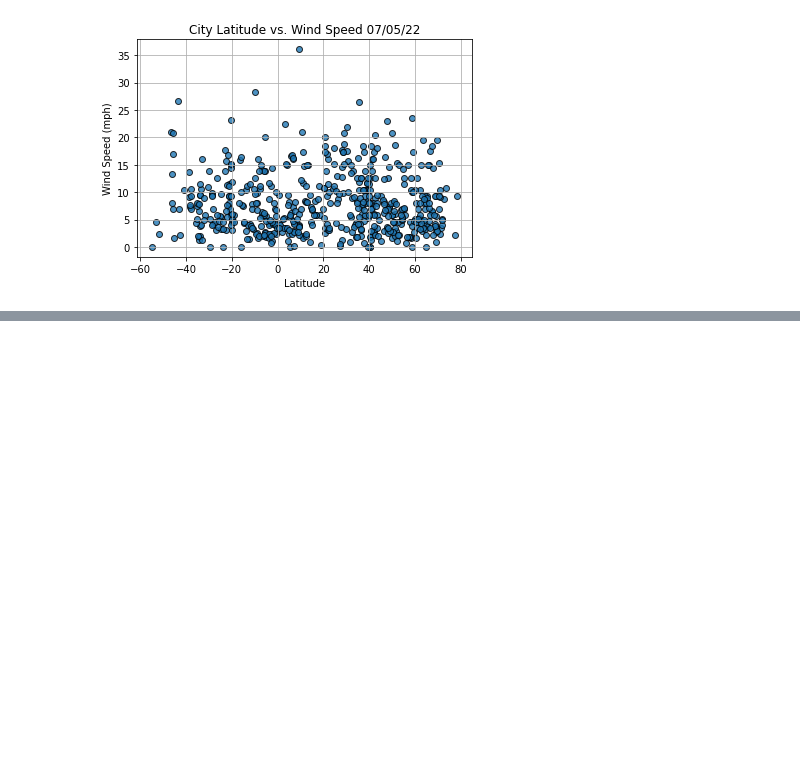
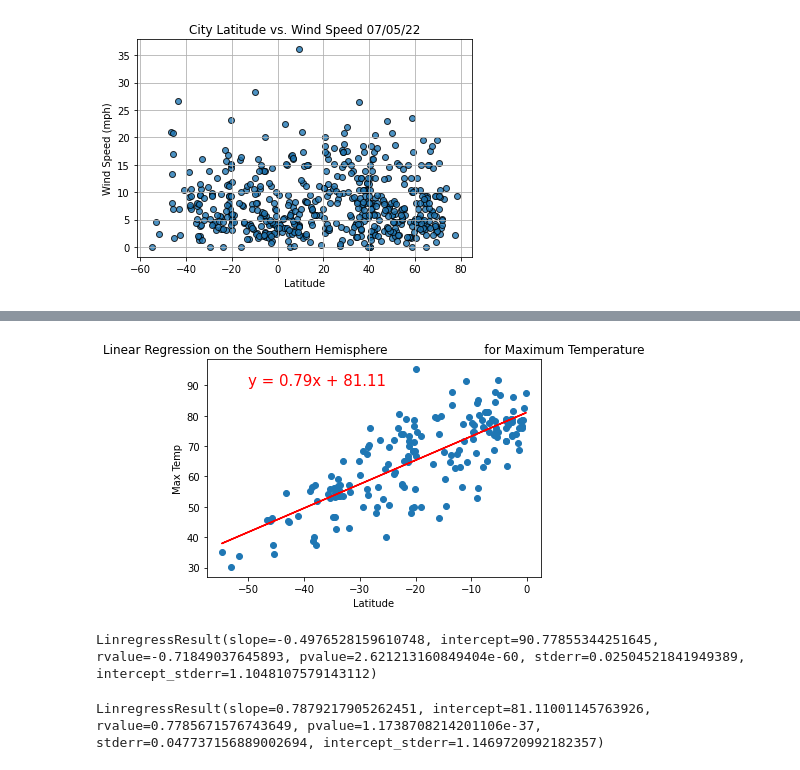
Before and after one commit to Cagurr/World_Weather_Analysis, a Jupyter notebook: WeatherPy.ipynb, the cells around one changed output, grey strips where cells are left out. Cells and saved outputs as stored; diff of their text form; code cells hidden in the pictures; blank space fills up the shorter version.

```diff
--- a/WeatherPy.ipynb
+++ b/WeatherPy.ipynb
@@ -270,0 +354,21 @@ plt.show()
+# %%
+# Linear regression on the Southern Hemisphere
+x_values = southern_hemi_df["Lat"]
+y_values = southern_hemi_df["Max Temp"]
+
+# Call the function.
+plot_linear_regression(x_values, y_values,
+                       'Linear Regression on the Southern Hemisphere \
+                        for Maximum Temperature', 'Max Temp',(-50,90))
+# %% [output]
+[figure, added]
+# %%
+# Check r value for northern_hemi_df
+linregress(northern_hemi_df['Lat'], northern_hemi_df['Max Temp'])
+# %% [output]
+LinregressResult(slope=-0.4976528159610748, intercept=90.77855344251645, rvalue=-0.71849037645893, pvalue=2.621213160849404e-60, stderr=0.02504521841949389, intercept_stderr=1.1048107579143112)
+# %%
+# Check r value for southern_hemi_df
+linregress(southern_hemi_df['Lat'], southern_hemi_df['Max Temp'])
+# %% [output]
+LinregressResult(slope=0.7879217905262451, intercept=81.11001145763926, rvalue=0.7785671576743649, pvalue=1.1738708214201106e-37, stderr=0.047737156889002694, intercept_stderr=1.1469720992182357)
```
Also changed, not shown: parts of 18 cells of this notebook.
